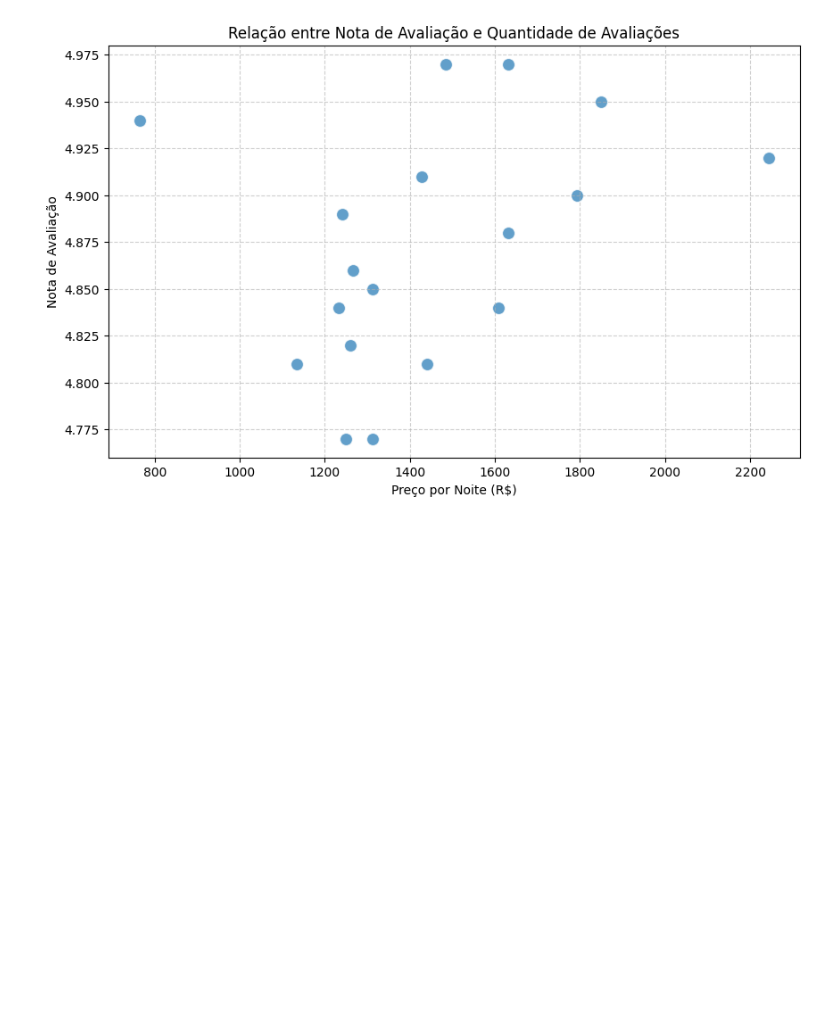
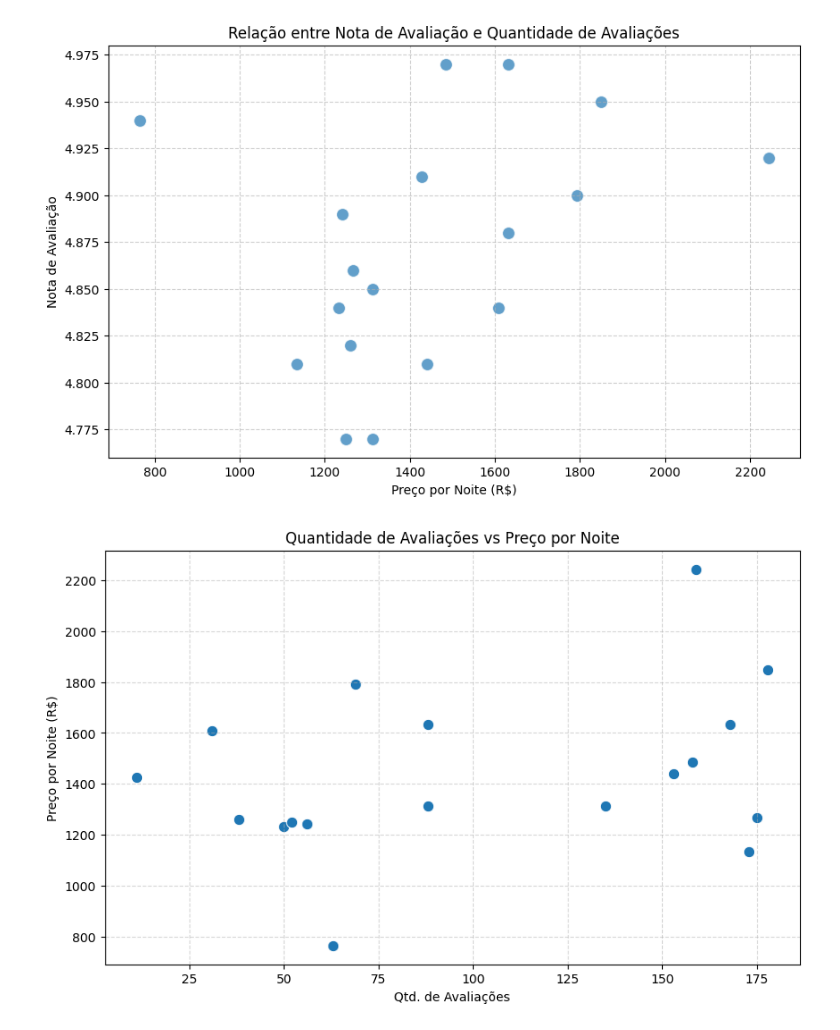
Before and after one commit to RenanVanbasten/eda-scrapper-airbnb, a Jupyter notebook: notebooks/analysis.ipynb, the cells around one changed output. Cells and saved outputs as stored; diff of their text form; code cells hidden in the pictures; blank space fills up the shorter version.

Commit message:
feat(eda): add new visualizations and update README with ETL section

```diff
--- a/notebooks/analysis.ipynb
+++ b/notebooks/analysis.ipynb
@@ -71,3 +71,14 @@ plt.savefig('../reports/images/corr_preco_avaliacao.png')
 plt.show()
 # %% [output]
 [figure]
+# %%
+plt.figure(figsize=(10, 6))
+sns.scatterplot(x='qtd_avaliacao', y='preco_noite', data=df_limpo, s=80)
+plt.title('Quantidade de Avaliações vs Preço por Noite')
+plt.xlabel('Qtd. de Avaliações')
+plt.ylabel('Preço por Noite (R$)')
+plt.grid(True, linestyle='--', alpha=0.5)
+plt.savefig('../reports/images/qtd_avaliacoes_vs_preco.png')
+plt.show()
+# %% [output]
+[figure, added]
```
Also changed, not shown: parts of 2 cells of this notebook, 3 other files.
